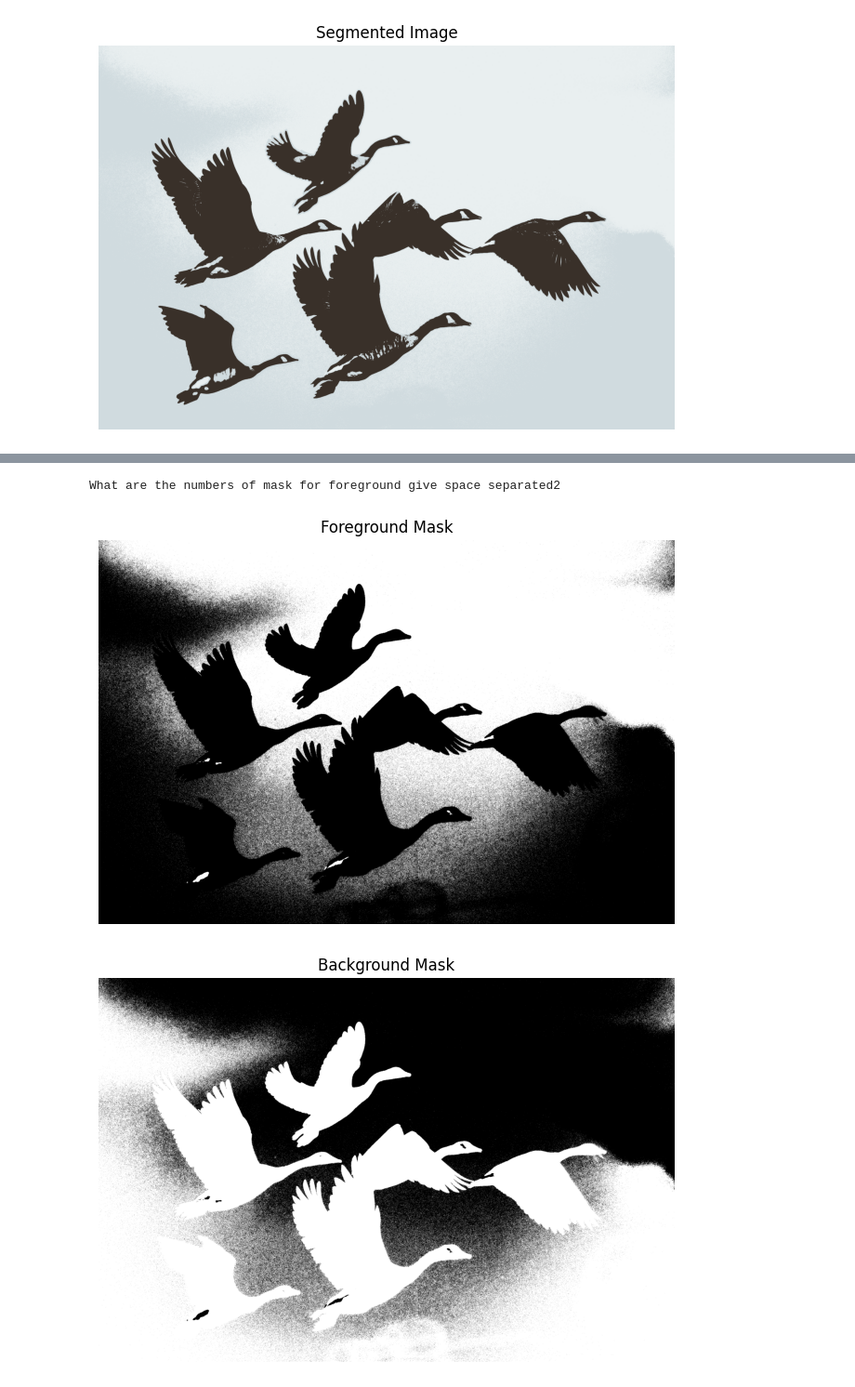
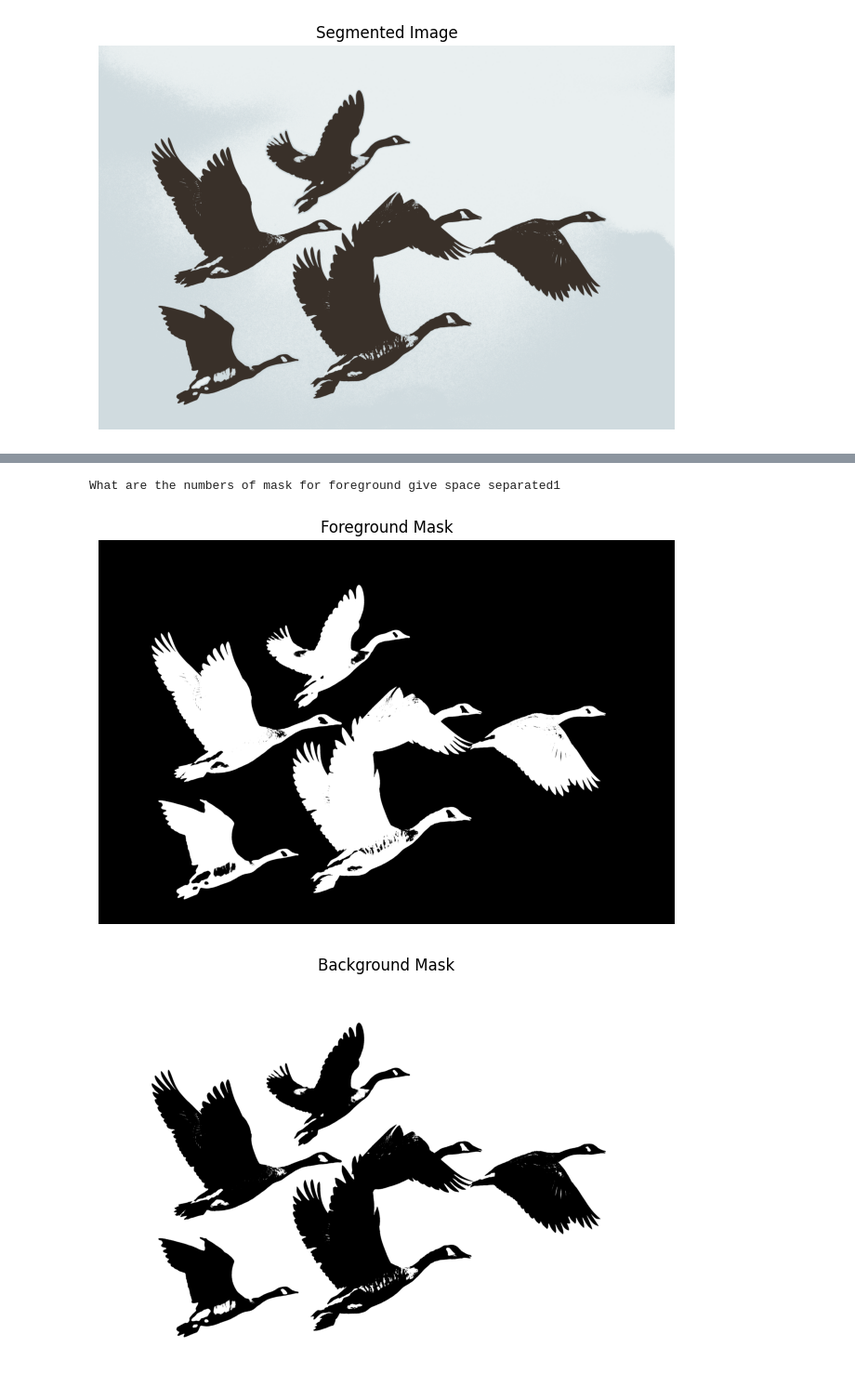
Before and after one commit to LarshVakil/ImageSegmentation, a Jupyter notebook: ImageSegmentation.ipynb, the cells around one changed output, grey strips where cells are left out. Shown at 93% size. Drawn from its saved outputs; the diff is of its cells as text; code cells hidden in the pictures.

```diff
--- a/ImageSegmentation.ipynb
+++ b/ImageSegmentation.ipynb
@@ -225,34 +227,34 @@ image_width  = car.shape[1]
 
 foreground_actual = foreground_flat.reshape(image_height , image_width)
 
 foreground_actual = foreground_actual.astype(np.uint8)
 
 plt.figure(figsize=(8, 6))
 plt.title("Foreground Mask")
 plt.imshow(foreground_actual, cmap='gray')
 plt.axis('off')
 plt.show()
 
 #Doing the same thing for background images
 background_indices = [i for i in  range(k)if i not in actual_indices]
 
 
 background_flat = np.isin(cluster_centroid_closest , background_indices)
 
 
 image_height = car.shape[0]
 image_width  = car.shape[1]
 
 background_actual = background_flat.reshape(image_height , image_width)
 
-foreground_actual = foreground_actual.astype(np.uint8)
+background_actual = background_actual.astype(np.uint8)
 
 plt.figure(figsize=(8, 6))
 plt.title("Background Mask")
 plt.imshow(background_actual , cmap='gray')
 plt.axis('off')
 plt.show()
 # %% [output]
-What are the numbers of mask for foreground give space separated2
+What are the numbers of mask for foreground give space separated1
-[figure, old version]
+[figure, new version]
-[figure, old version]
+[figure, new version]
```
Also changed, not shown: parts of 3 cells of this notebook.
